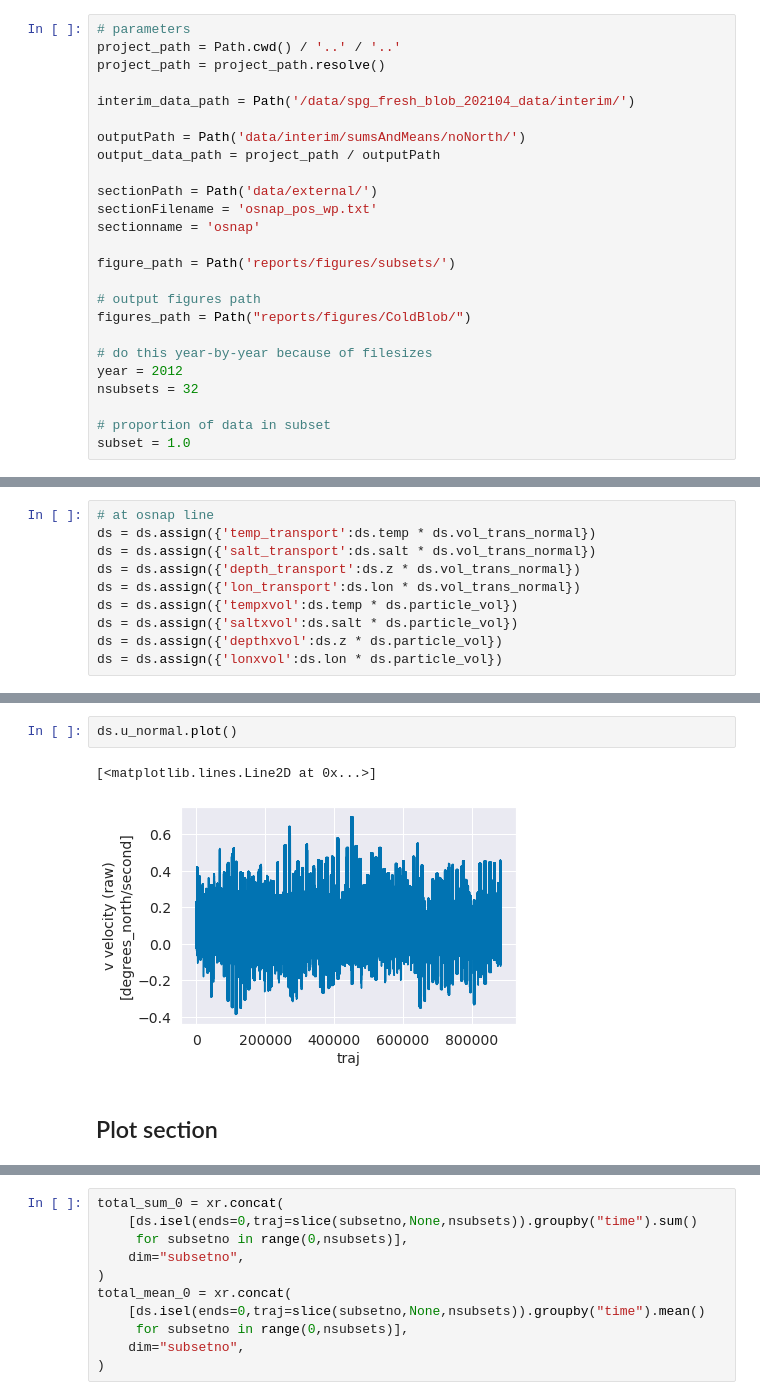
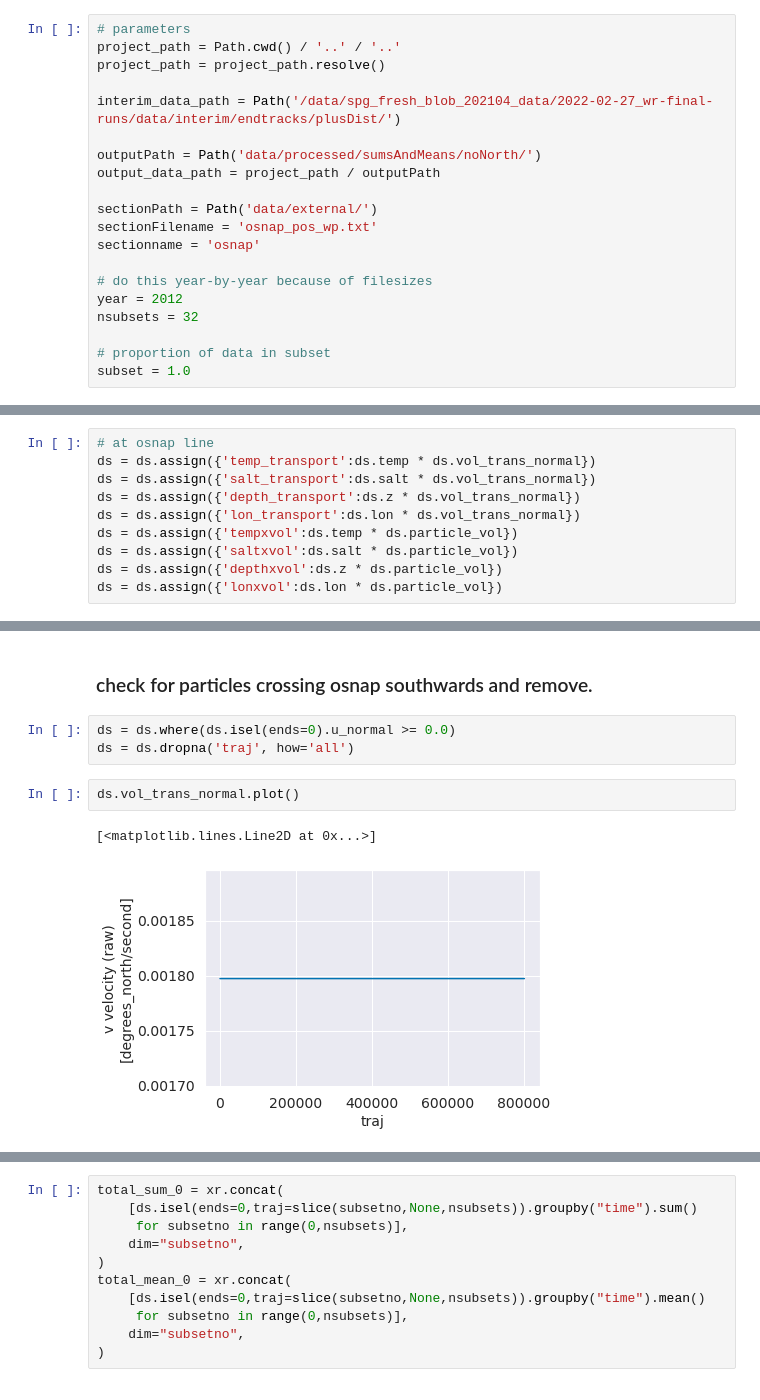
Before and after one commit to alanfox/spg_fresh_blob_202104, a Jupyter notebook: notebooks/exploratory/107_1_afox_trackendsandpaths_fullstats_forpaper_nonorth.ipynb, the cells around one changed output, grey strips where cells are left out. Saved outputs shown, nothing was run; the diff lists cells and outputs as text.

```diff
--- a/notebooks/exploratory/107_1_afox_trackendsandpaths_fullstats_forpaper_nonorth.ipynb
+++ b/notebooks/exploratory/107_1_afox_trackendsandpaths_fullstats_forpaper_nonorth.ipynb
@@ -51,19 +51,14 @@ _(Click on the link above if you want to see the Dask cluster in action.)_
 project_path = Path.cwd() / '..' / '..'
 project_path = project_path.resolve()
 
-interim_data_path = Path('/data/spg_fresh_blob_202104_data/interim/')
+interim_data_path = Path('/data/spg_fresh_blob_202104_data/2022-02-27_wr-final-runs/data/interim/endtracks/plusDist/')
 
-outputPath = Path('data/interim/sumsAndMeans/noNorth/')
+outputPath = Path('data/processed/sumsAndMeans/noNorth/')
 output_data_path = project_path / outputPath
 
 sectionPath = Path('data/external/')
 sectionFilename = 'osnap_pos_wp.txt'
 sectionname = 'osnap'
-
-figure_path = Path('reports/figures/subsets/')
-
-# output figures path
-figures_path = Path("reports/figures/ColdBlob/")
 
 # do this year-by-year because of filesizes
 year = 2012
@@ -326,7 +321,10 @@ Data variables: (12/33)
+# %% [markdown]
+### check for particles crossing osnap southwards and remove.
+# %%
+ds = ds.where(ds.isel(ends=0).u_normal >= 0.0)
+ds = ds.dropna('traj', how='all')
 # %%
-ds.u_normal.plot()
+ds.vol_trans_normal.plot()
 # %% [output]
 [<matplotlib.lines.Line2D at 0x...>]
-[figure, old version]
+[figure, new version]
-# %% [markdown]
-## Plot section
```
Also changed, not shown: parts of 23 cells of this notebook, 19 other files.
